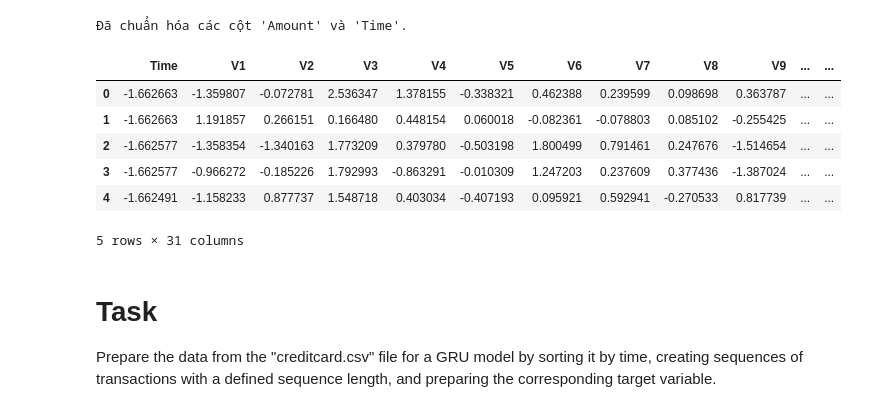
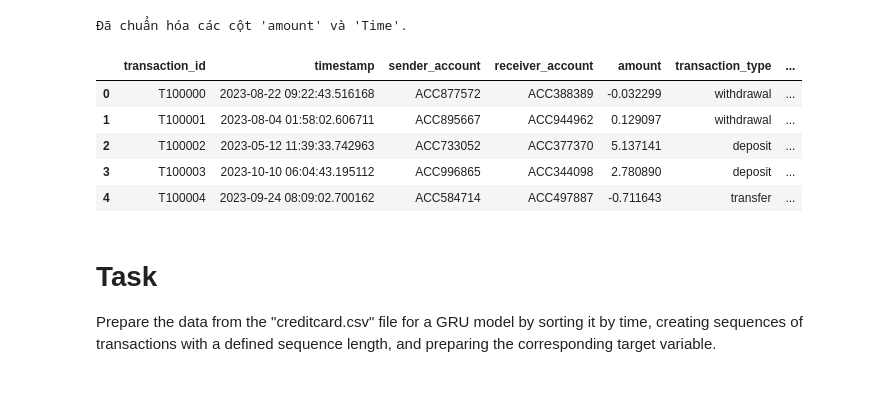
Before and after one commit to haphcc/Real-Time-Fraud-Detection-using-DL, a Jupyter notebook: TestGRU.ipynb, the cells around one changed output. Saved outputs shown, nothing was run; the diff lists cells and outputs as text; code cells hidden in the pictures.

```diff
--- a/TestGRU.ipynb
+++ b/TestGRU.ipynb
@@ -69,21 +70,29 @@ Thống kê mô tả dữ liệu:
-# %%
-from sklearn.preprocessing import StandardScaler
-
-# Chuẩn hóa cột 'Amount' và 'Time'
-scaler = StandardScaler()
-df[['Amount', 'Time']] = scaler.fit_transform(df[['Amount', 'Time']])
-
-print("Đã chuẩn hóa các cột 'Amount' và 'Time'.")
-display(df.head())
-# %% [output]
-Đã chuẩn hóa các cột 'Amount' và 'Time'.
-|  | Time | V1 | V2 | V3 | V4 | V5 | V6 | V7 | V8 | V9 | ... | ... |
-| 0 | -1.662663 | -1.359807 | -0.072781 | 2.536347 | 1.378155 | -0.338321 | 0.462388 | 0.239599 | 0.098698 | 0.363787 | ... | ... |
-| 1 | -1.662663 | 1.191857 | 0.266151 | 0.166480 | 0.448154 | 0.060018 | -0.082361 | -0.078803 | 0.085102 | -0.255425 | ... | ... |
-| 2 | -1.662577 | -1.358354 | -1.340163 | 1.773209 | 0.379780 | -0.503198 | 1.800499 | 0.791461 | 0.247676 | -1.514654 | ... | ... |
-| 3 | -1.662577 | -0.966272 | -0.185226 | 1.792993 | -0.863291 | -0.010309 | 1.247203 | 0.237609 | 0.377436 | -1.387024 | ... | ... |
-| 4 | -1.662491 | -1.158233 | 0.877737 | 1.548718 | 0.403034 | -0.407193 | 0.095921 | 0.592941 | -0.270533 | 0.817739 | ... | ... |
-5 rows × 31 columns
+# %%
+from sklearn.preprocessing import StandardScaler
+import pandas as pd # Ensure pandas is imported
+
+# Convert 'timestamp' column to datetime objects, specifying ISO8601 format for robust parsing
+df['timestamp'] = pd.to_datetime(df['timestamp'], format='ISO8601')
+
+# Create a 'Time' column by calculating the time elapsed in seconds from the first transaction
+# This is a common practice when a numerical 'Time' column is needed from datetime stamps.
+df['Time'] = (df['timestamp'] - df['timestamp'].min()).dt.total_seconds()
+
+# Chuẩn hóa cột 'amount' và 'Time'
+scaler = StandardScaler()
+# Use 'amount' (lowercase) which is present in the DataFrame and the newly created 'Time' column
+df[['amount', 'Time']] = scaler.fit_transform(df[['amount', 'Time']])
+
+print("Đã chuẩn hóa các cột 'amount' và 'Time'.")
+display(df.head())
+# %% [output]
+Đã chuẩn hóa các cột 'amount' và 'Time'.
+|  | transaction_id | timestamp | sender_account | receiver_account | amount | transaction_type | ... |
+| 0 | T100000 | 2023-08-22 09:22:43.516168 | ACC877572 | ACC388389 | -0.032299 | withdrawal | ... |
+| 1 | T100001 | 2023-08-04 01:58:02.606711 | ACC895667 | ACC944962 | 0.129097 | withdrawal | ... |
+| 2 | T100002 | 2023-05-12 11:39:33.742963 | ACC733052 | ACC377370 | 5.137141 | deposit | ... |
+| 3 | T100003 | 2023-10-10 06:04:43.195112 | ACC996865 | ACC344098 | 2.780890 | deposit | ... |
+| 4 | T100004 | 2023-09-24 08:09:02.700162 | ACC584714 | ACC497887 | -0.711643 | transfer | ... |
 # %% [markdown]
 # Task
 Prepare the data from the "creditcard.csv" file for a GRU model by sorting it by time, creating sequences of transactions with a defined sequence length, and preparing the corresponding target variable.
```
Also changed, not shown: parts of 21 cells of this notebook, 1 other file.
